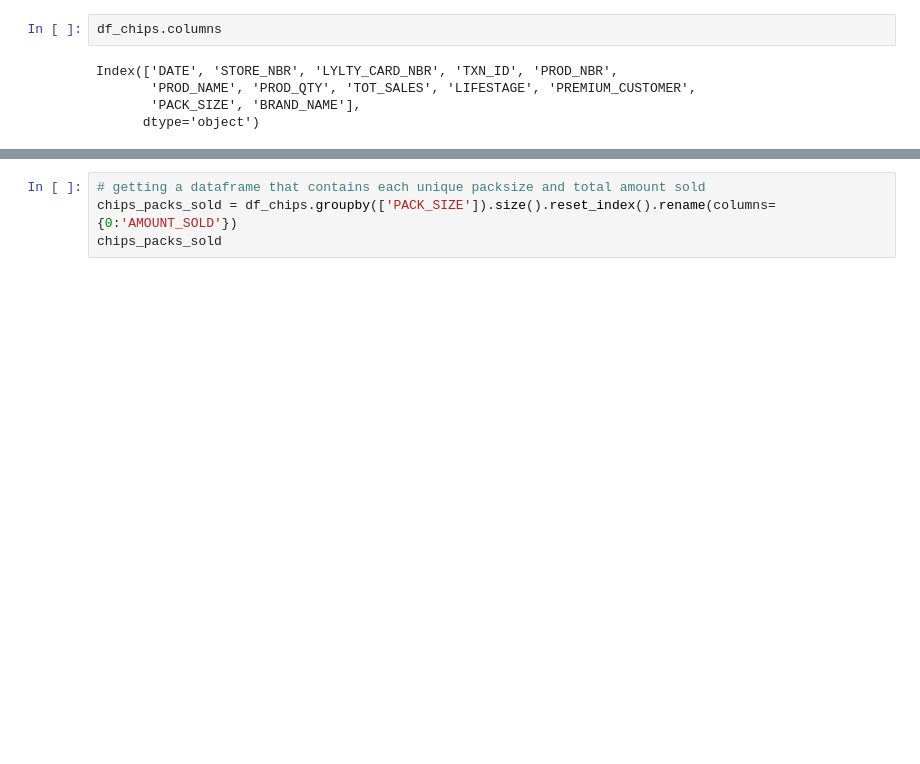
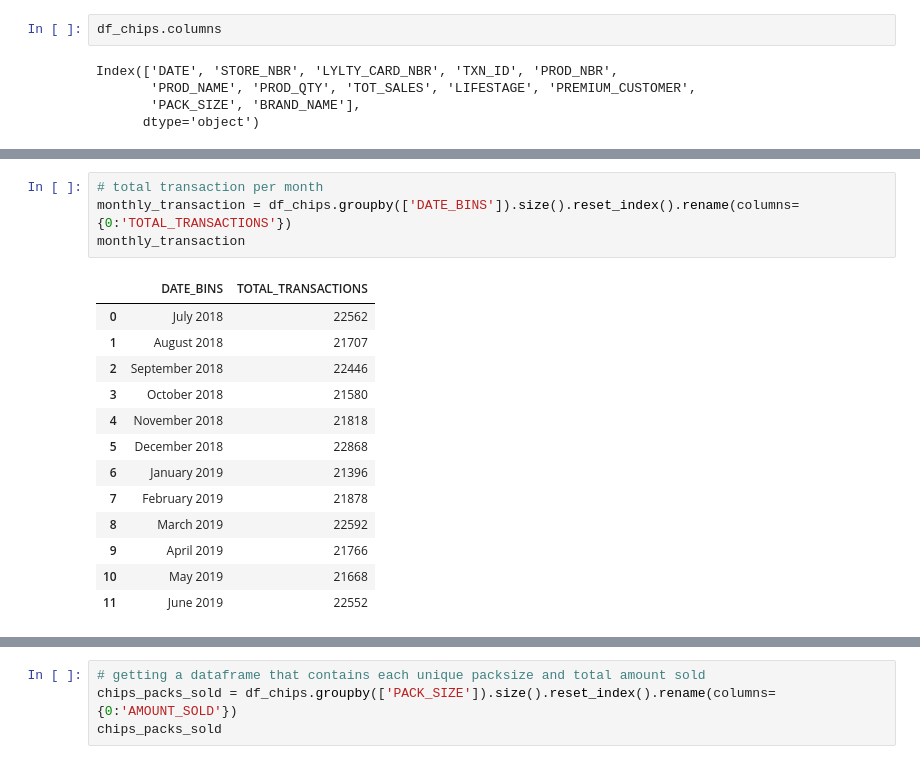
Before and after one commit to wa-le/Quantium-Forage-Virtual-Internship, a Jupyter notebook: my_quantium_vi.ipynb, the cells around one changed output, grey strips where cells are left out. Cells and saved outputs as stored; diff of their text form; blank space fills up the shorter version.

```diff
--- a/my_quantium_vi.ipynb
+++ b/my_quantium_vi.ipynb
@@ -560,0 +576,18 @@ Index(['DATE', 'STORE_NBR', 'LYLTY_CARD_NBR', 'TXN_ID', 'PROD_NBR',
+# %%
+# total transaction per month
+monthly_transaction = df_chips.groupby(['DATE_BINS']).size().reset_index().rename(columns={0:'TOTAL_TRANSACTIONS'})
+monthly_transaction
+# %% [output]
+|  | DATE_BINS | TOTAL_TRANSACTIONS |
+| 0 | July 2018 | 22562 |
+| 1 | August 2018 | 21707 |
+| 2 | September 2018 | 22446 |
+| 3 | October 2018 | 21580 |
+| 4 | November 2018 | 21818 |
+| 5 | December 2018 | 22868 |
+| 6 | January 2019 | 21396 |
+| 7 | February 2019 | 21878 |
+| 8 | March 2019 | 22592 |
+| 9 | April 2019 | 21766 |
+| 10 | May 2019 | 21668 |
+| 11 | June 2019 | 22552 |
```
Also changed, not shown: parts of 6 cells of this notebook.
